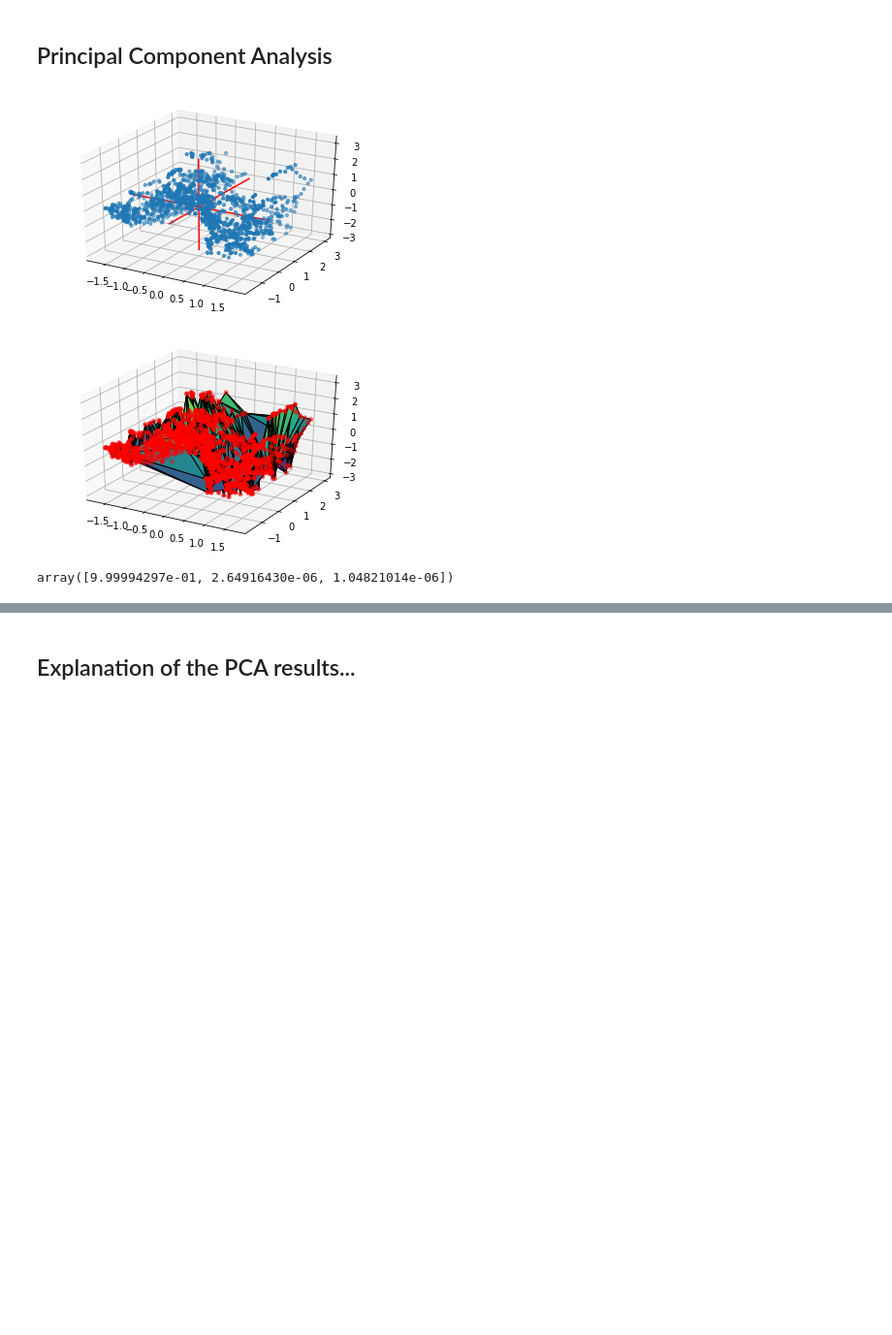
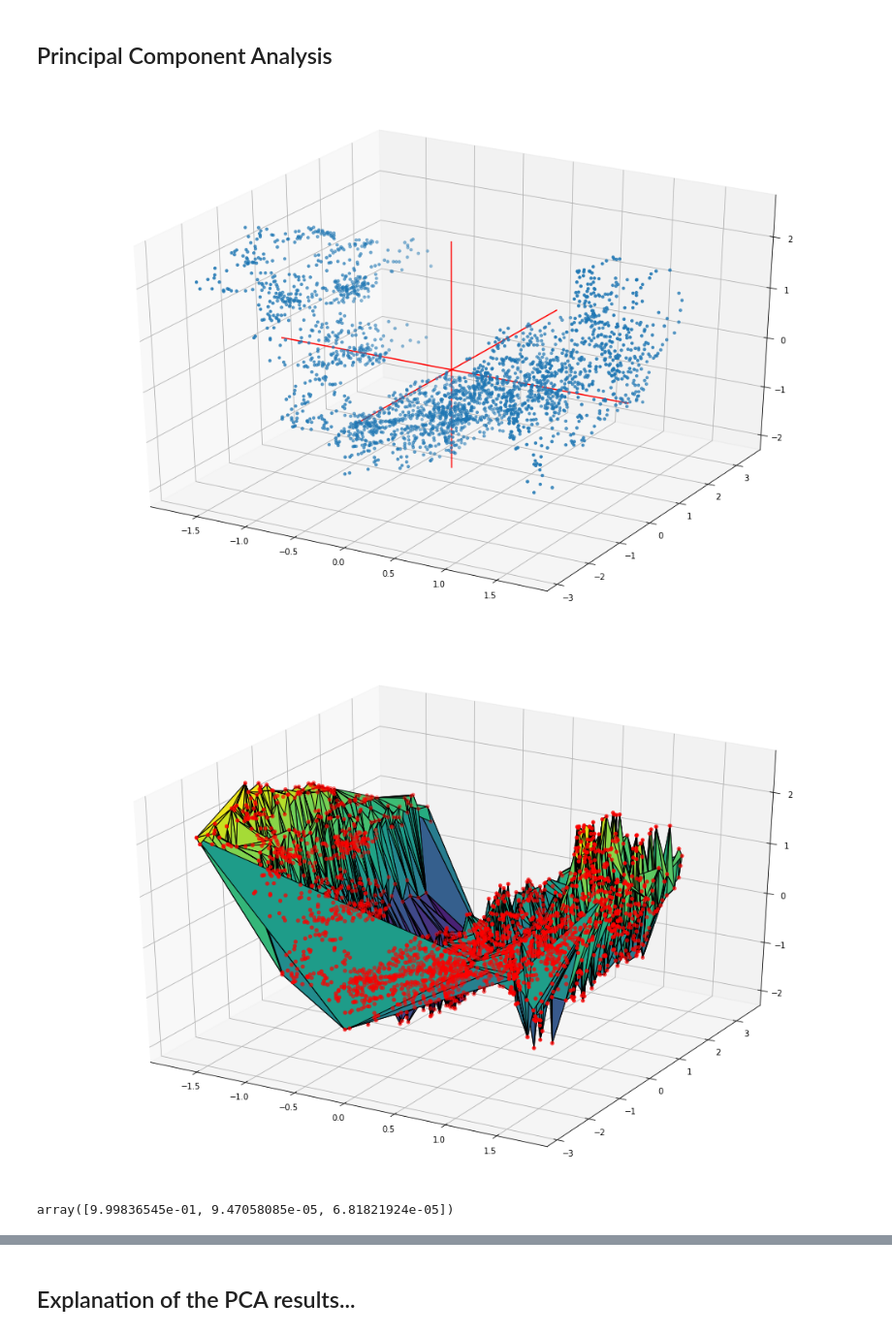
Before and after one commit to mjworthington/Online_ML_4803, a Jupyter notebook: NASDAQ_Predictor&NN.ipynb, the cells around one changed output, grey strips where cells are left out. Shown at 97% size. Saved outputs shown, nothing was run; the diff lists cells and outputs as text; code cells hidden in the pictures; blank space fills up the shorter version.

```diff
--- a/NASDAQ_Predictor&NN.ipynb
+++ b/NASDAQ_Predictor&NN.ipynb
@@ -53,31 +53,22 @@ from sklearn.pipeline import Pipeline
 from IPython.display import display
 import io
 plt.rcParams['figure.figsize'] = (18, 12)
-file='SP500hist_data.csv'
+# file='NASDAQ_FEATURES.csv'
 
 data=pd.DataFrame()
-data=pd.read_csv('SP500hist_data.csv',header=0,encoding = 'unicode_escape')
+data=pd.read_csv('NASDAQ_FEATURES.csv',header=0,encoding = 'unicode_escape',index_col='timestamp')
+data=data.reset_index(drop=True)
 
-
-#take out the comma in string objects and convert them to a floating point #
-data['Price'] = data["Price"].apply(lambda x: float(x.split()[0].replace(',', '')))
-data['Open'] = data["Open"].apply(lambda x: float(x.split()[0].replace(',', '')))
-data['High'] = data["High"].apply(lambda x: float(x.split()[0].replace(',', '')))
-data['Low'] = data["Low"].apply(lambda x: float(x.split()[0].replace(',', '')))
-data['Change %'] = data["Change %"].apply(lambda x: float(x.split()[0].replace('%', '')))
-
+print('Number of observations:' ,len(data))
 # getting the data to where we can work with it
-stock_price=data['Price']
-opening_price=data["Open"]
-daily_high=data['High']
-daily_low=data['Low']
+opening_price=data["open"]
+daily_high=data['high']
+daily_low=data['low']
 closing_price=data['close']
-adjusted_close=data['adjusted_close']
 daily_volume=data['volume']
-daily_change_percent=data['Change %']
+ema=data['EMA']
 rsi=data['RSI']
 sma=data['SMA']
-ema=data['EMA']
 mac_d=data['MACD']
 macd_hist=data['MACD_Hist']
 macd_signal=data['MACD_Signal']
@@ -87,16 +78,17 @@ wma=data['WMA']
 real_upper_band=data['Real Upper Band']
 real_lower_band=data['Real Lower Band']
 real_middle_band=data['Real Middle Band']
-chaikin_AD=data['Chaikin A/D']
-obv=data['OBV']
-mom=data['MOM']
-willr=data['WILLR']
 adx=data['ADX']
-cci=data['CCI']
+# cci=data['CCI']
 aroon_up=data['Aroon Up']
 aroon_down=data['Aroon Down']
+dema= data['DEMA']
+kama=data["KAMA"]
+roc=data['ROC']
+sar=data['SAR']
  #I made this list just case we need to use it later to build model   &&   #  maybe take out daily change percentage
-feature_list = ['Price','Open','High','Low', 'close','adjusted_close', 'volume','Change %','RSI','SMA','EMA',\
+feature_list = ['open','high','low', 'close', 'volume','RSI','SMA','EMA',\
     'MACD','MACD_Hist','MACD_Signal','SlowD','SlowK','WMA','Real Upper Band','Real Lower Band',\
-        'Real Middle Band','Chaikin A/D','OBV','MOM','WILLR','ADX','CCI','Aroon Up','Aroon Down']
+        'Real Middle Band','KAMA','DEMA','ADX','Aroon Up','Aroon Down']
+# np.isnan(data.values.any())
 # %% [output]
@@ -214,41 +202,41 @@ def plotPCA(normalized_stocks):
     pca = PCA(n_components=3,whiten=True)
     principalComponents = pca.fit_transform(normalized_stocks)
     principalDf = pd.DataFrame(data = principalComponents, columns = ['Principal Component 1', 'Principal Component 2','Principal Component 3'])
-    finalDf = pd.concat([principalDf, data[['adjusted_close']]], axis = 1)
+    finalDf = pd.concat([principalDf, data[['close']]], axis = 1)
     # Plot initialisation
     fig = plt.figure()
     ax = fig.add_subplot(1,1,1, projection='3d')
     ax.scatter(principalDf['Principal Component 1'], principalDf['Principal Component 2'], principalDf['Principal Component 3'], cmap="Set2_r", s=10)
 
 
     # make simple, bare axis lines through space:
     xAxisLine = ((min(principalDf['Principal Component 1']), max(principalDf['Principal Component 1'])), (0, 0), (0,0))
     ax.plot(xAxisLine[0], xAxisLine[1], xAxisLine[2], 'r')
     yAxisLine = ((0, 0), (min(principalDf['Principal Component 2']), max(principalDf['Principal Component 2'])), (0,0))
     ax.plot(yAxisLine[0], yAxisLine[1], yAxisLine[2], 'r')
     zAxisLine = ((0, 0), (0,0), (min(principalDf['Principal Component 3']), max(principalDf['Principal Component 3'])))
     ax.plot(zAxisLine[0], zAxisLine[1], zAxisLine[2], 'r')
     plt.show()
     ax = plt.axes(projection='3d')
     ax.plot_trisurf(principalDf['Principal Component 1'], principalDf['Principal Component 2'], principalDf['Principal Component 3'],cmap='viridis', edgecolor='black')
     ax.scatter(principalDf['Principal Component 1'], principalDf['Principal Component 2'], principalDf['Principal Component 3'], c='r', cmap='viridis', linewidth=0.5)
 #     targets = data['adjusted_close']
 #     colors = ['r', 'g', 'b']
 #     for target in targets:
 #         indicesToKeep = finalDf['adjusted_close'] == target
 #         ax.scatter(finalDf.loc[indicesToKeep, 'Principal Component 1']
 #                    , finalDf.loc[indicesToKeep, 'Principal Component 2']
 #                    , s = 40)
 
 #     ax.grid()
     plt.show()
     display(pca.explained_variance_ratio_)
     display(pca)
 plotPCA(normalized_stocks)
 # %% [output]
-[figure, old version]
+[figure, new version]
-[figure, old version]
+[figure, new version]
-array([9.99994297e-01, 2.64916430e-06, 1.04821014e-06])
+array([9.99836545e-01, 9.47058085e-05, 6.81821924e-05])
 PCA(copy=True, iterated_power='auto', n_components=3, random_state=None,
   svd_solver='auto', tol=0.0, whiten=True)
 # %% [markdown]
```
Also changed, not shown: parts of 16 cells of this notebook.
